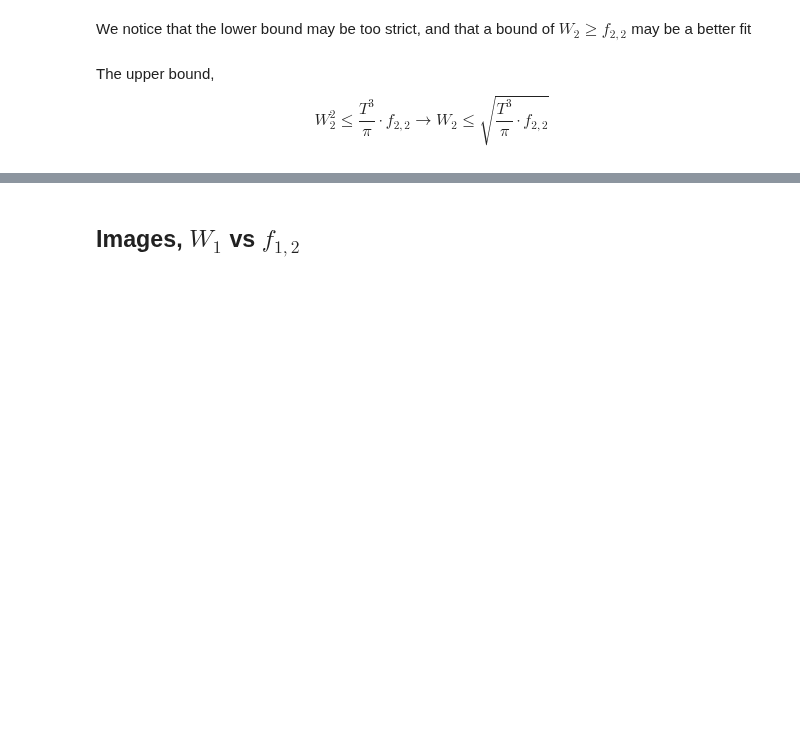
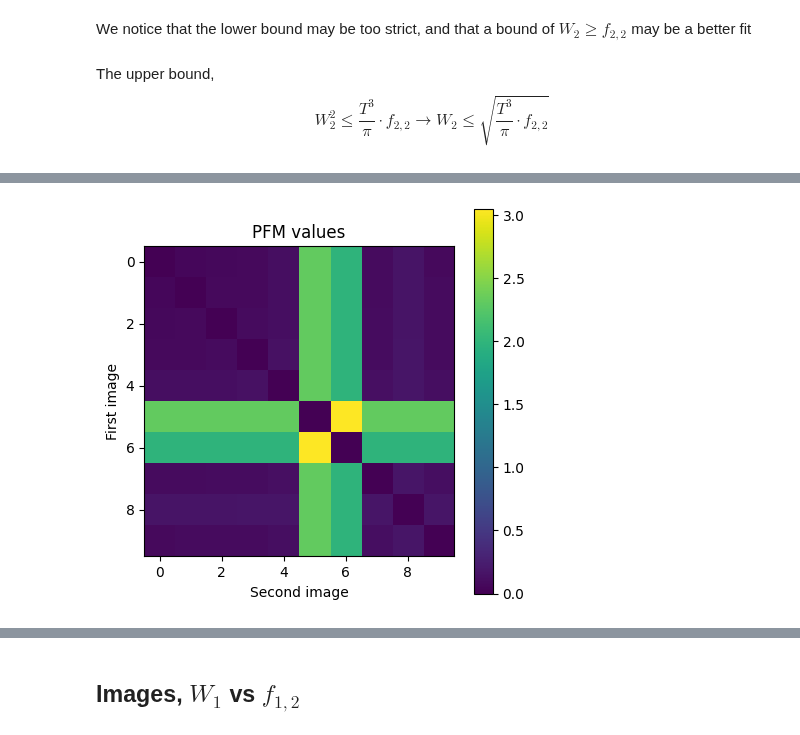
Before and after one commit to warik21/Thesis, a Jupyter notebook: notebooks/Exploring_DFT.ipynb, the cells around one changed output, grey strips where cells are left out. Drawn from its saved outputs; the diff is of its cells as text; code cells hidden in the pictures; blank space fills up the shorter version.

```diff
--- a/notebooks/Exploring_DFT.ipynb
+++ b/notebooks/Exploring_DFT.ipynb
@@ -209,0 +295,18 @@ plt.show()
+# %%
+pfm_values_mat = np.zeros((10, 10))
+w_values_mat = np.zeros((10, 10))
+for pfm, w_dist, pair in zip(pfm_sqrt, w_values_shapes, pairs):
+    pfm_values_mat[int(pair[0]) - 1, int(pair[1]) - 1] = pfm
+    pfm_values_mat[int(pair[1]) - 1, int(pair[0]) - 1] = pfm
+    w_values_mat[int(pair[0]) - 1, int(pair[1]) - 1] = w_dist
+    w_values_mat[int(pair[1]) - 1, int(pair[0]) - 1] = w_dist
+
+plt.figure(figsize=(5, 5))
+plt.imshow(pfm_values_mat, cmap='viridis')
+plt.title('PFM values')
+plt.xlabel('Second image')
+plt.ylabel('First image')
+plt.colorbar()
+plt.show()
+# %% [output]
+[figure, added]
```
Also changed, not shown: parts of 15 cells of this notebook, 2 other files.
